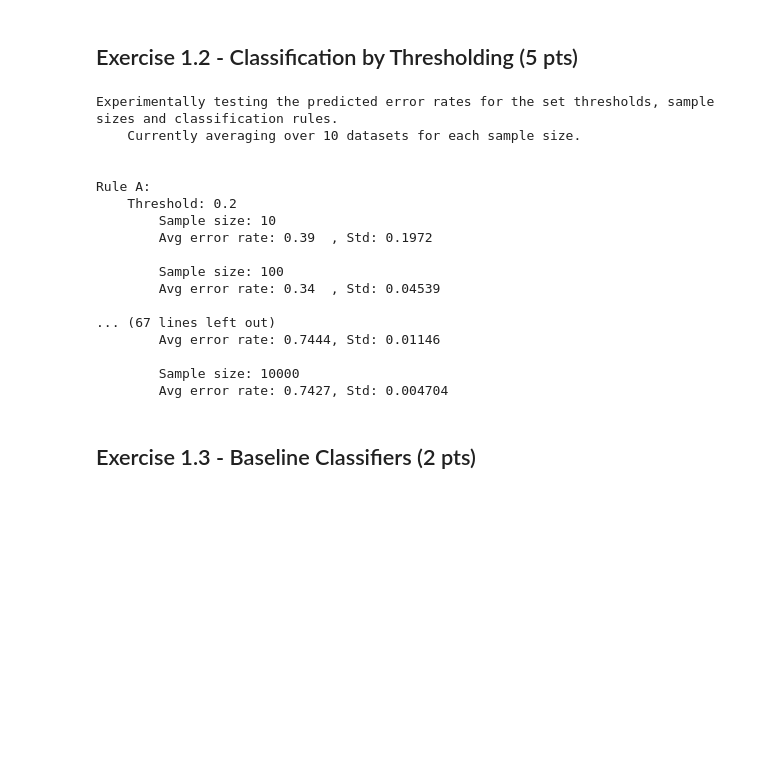
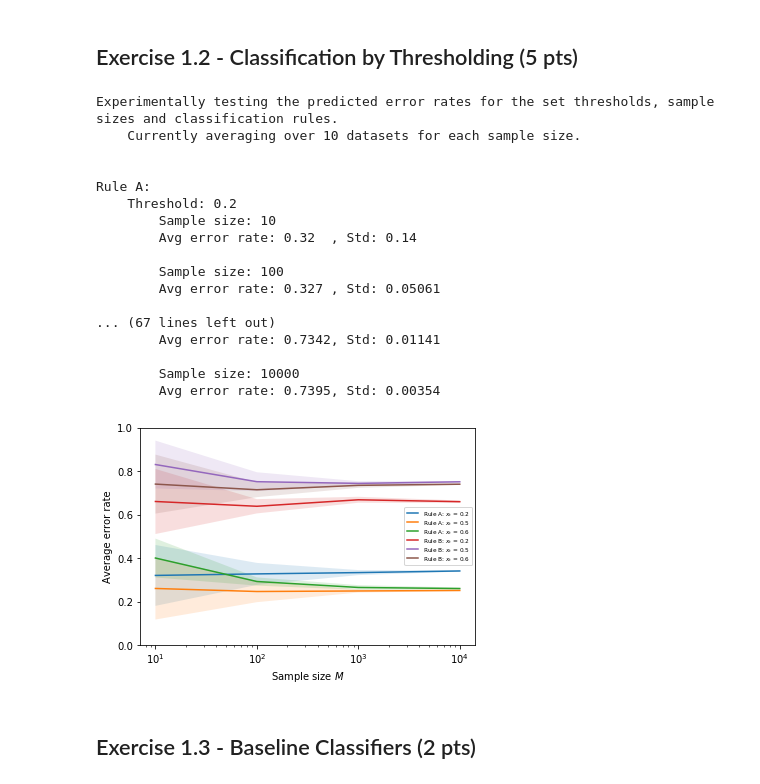
Before and after one commit to eliaserland/heidelberg-courses, a Jupyter notebook: machine-learning/problem-set-1/monte-carlo.ipynb, the cells around one changed output. Saved outputs shown, nothing was run; the diff lists cells and outputs as text; code cells hidden in the pictures; blank space fills up the shorter version.

```diff
--- a/machine-learning/problem-set-1/monte-carlo.ipynb
+++ b/machine-learning/problem-set-1/monte-carlo.ipynb
@@ -75,53 +75,80 @@ def error_test(data,rulefunc,threshold):
     return error_rate
 
 # Function to experimentally test a set of classification rules given sets of various parameters.
-def exp_test(M,N,Thresholds,rule_list):
-    error = np.zeros(N) # Preallocation
+def exp_test(M,N,Thresholds,rule_list,filename):
+    # Preallocations
+    error = np.zeros(N)
+    avg_err = np.zeros(len(M))
+    std_err = np.zeros(len(M))
+
     print(f"""Experimentally testing the predicted error rates for the set thresholds, sample sizes and classification rules.
     Currently averaging over {N} datasets for each sample size.\n\n""")
+    # Test each rule in list
     for rule_func in rule_list:
         fname = rule_func.__name__
         print(f"Rule {fname[-1]}:")
+
+        # Test each threshold
         for xt in Thresholds:
             print(f"    Threshold: {xt}")
-            for m in M:
+
+            # Test each sample size
+            for i,m in enumerate(M):
                 print(f"        Sample size: {m}")
-                for i in range(N):
+
+                # Repeat test N times for each sample size
+                for j in range(N):
                     data = create_data(m)
-                    error[i] = error_test(data,rule_func,xt)
+                    error[j] = error_test(data,rule_func,xt)
 
-                avg_err = np.average(error)
-                std_err = np.std(error)
+                avg_err[i] = np.average(error)
+                std_err[i] = np.std(error)
+                print(f"        Avg error rate: {avg_err[i]:<6.4}, Std: {std_err[i]:<6.4}\n")
 
-                print(f"        Avg error rate: {avg_err:<6.4}, Std: {std_err:<6.4}\n")
+            # Plot the average error, plus/minus one standard deviation of the error.
+            plt.plot(M, avg_err, label=f"Rule {fname[-1]}: $x_t$ = {xt}")
+            plt.fill_between(M, (avg_err-std_err), (avg_err+std_err), alpha=0.15)
+            # Settings and labeling
+            plt.xscale('log')
+            if (fname[-1] == 'A') or (fname[-1] == 'B'):
+                locstr = 'center right'
+            else:
+                locstr = 'best'
+            plt.legend(loc=f'{locstr}',fontsize='xx-small', labelspacing=0.01)
+            plt.xlabel('Sample size $M$')
+            plt.ylabel('Average error rate')
+            plt.ylim((0,1))
+    # Saving the figure
+    plt.savefig(f"{filename}.pdf", format='pdf', bbox_inches='tight')
 
 
 # Settings
 M = [10, 100, 1000, 10000]      # Sample sizes
 N = 10                          # No. of tests per sample size.
 Thresholds = [0.2, 0.5, 0.6]    # Thresholds to test.
 rule_list = [ruleA, ruleB]      # Specifiy the rules to use.
 
 # Execute the test
-exp_test(M,N,Thresholds,rule_list)
+exp_test(M,N,Thresholds,rule_list,'avg_error_ruleAB')
 # %% [output]
 Experimentally testing the predicted error rates for the set thresholds, sample sizes and classification rules.
     Currently averaging over 10 datasets for each sample size.
 
 
 Rule A:
     Threshold: 0.2
         Sample size: 10
-        Avg error rate: 0.39  , Std: 0.1972
+        Avg error rate: 0.32  , Std: 0.14
 
         Sample size: 100
-        Avg error rate: 0.34  , Std: 0.04539
+        Avg error rate: 0.327 , Std: 0.05061
 
 ... (67 lines left out)
-        Avg error rate: 0.7444, Std: 0.01146
+        Avg error rate: 0.7342, Std: 0.01141
 
         Sample size: 10000
-        Avg error rate: 0.7427, Std: 0.004704
+        Avg error rate: 0.7395, Std: 0.00354
+[figure, added]
 # %% [markdown]
 ## Exercise 1.3 - Baseline Classifiers (2 pts)
 # %%
```
Also changed, not shown: parts of 1 cell of this notebook, 3 other files.
